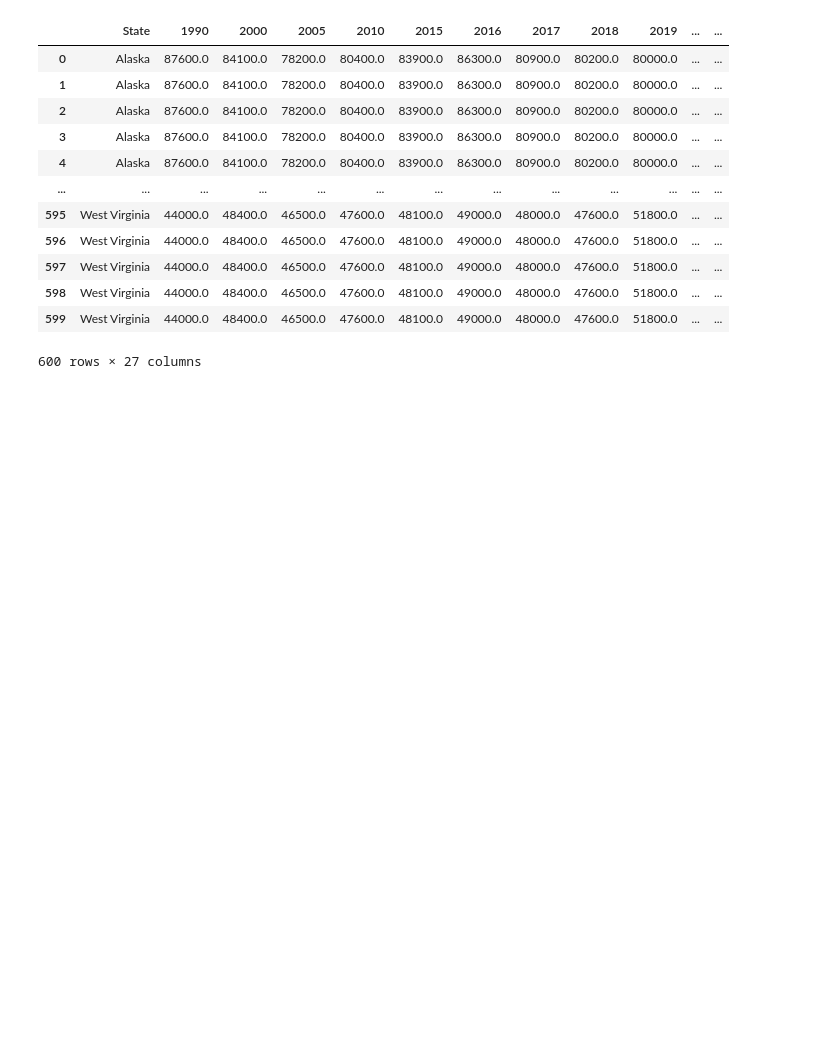
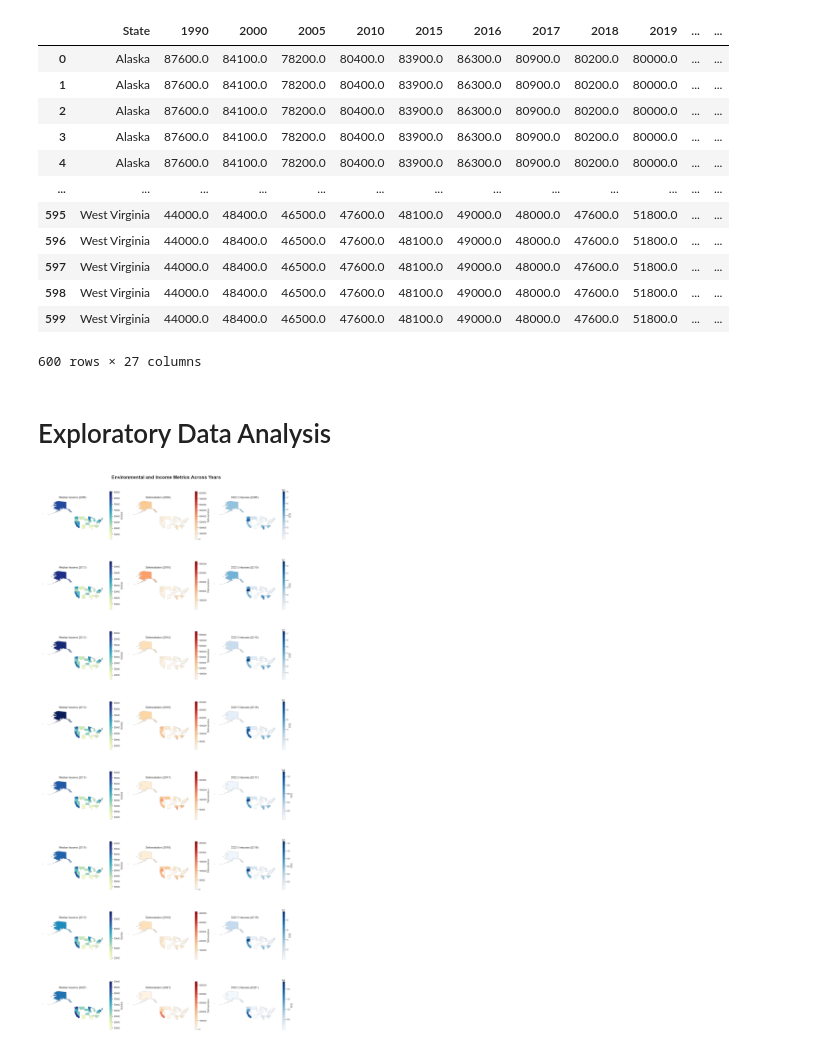
Before and after one commit to nish-nm/made, a Jupyter notebook: project/report.ipynb, the cells around one changed output. Saved outputs shown, nothing was run; the diff lists cells and outputs as text; code cells hidden in the pictures; blank space fills up the shorter version.

```diff
--- a/project/report.ipynb
+++ b/project/report.ipynb
@@ -7,6 +7,8 @@ import numpy as np
 import matplotlib.pyplot as plt
 import seaborn as sns
 from scipy.stats import pearsonr
+import statsmodels.api as sm
+sns.set(style="whitegrid", palette="deep", color_codes=True)
 # %%
 data = sqlite3.connect('../data/analysis.db')
 df = pd.read_sql_query("SELECT * FROM US_Analysis", data)
@@ -25,3 +27,56 @@ df
 | 598 | West Virginia | 44000.0 | 48400.0 | 46500.0 | 47600.0 | 48100.0 | 49000.0 | 48000.0 | 47600.0 | 51800.0 | ... | ... |
 | 599 | West Virginia | 44000.0 | 48400.0 | 46500.0 | 47600.0 | 48100.0 | 49000.0 | 48000.0 | 47600.0 | 51800.0 | ... | ... |
 600 rows × 27 columns
+# %% [markdown]
+# Exploratory Data Analysis
+# %%
+import math
+import geopandas as gpd
+import matplotlib.pyplot as plt
+
+# Load U.S. states boundaries from an online GeoJSON file
+us_states_url = "https://raw.githubusercontent.com/PublicaMundi/MappingAPI/master/data/geojson/us-states.json"
+us_states = gpd.read_file(us_states_url)
+
+def plot_all_environmental_maps(years, df, us_states):
+    num_metrics = 3  # Income, Deforestation, CO2
+    rows = len(years)
+    cols = num_metrics
+
+    fig, axes = plt.subplots(
+        rows, cols, figsize=(cols * 6, rows * 5), constrained_layout=True
+    )
+    fig.suptitle('Environmental and Income Metrics Across Years', fontsize=24, weight='bold')
+
+    for i, year in enumerate(years):
+        # Prepare the data for the current year
+        data_year = df[['State', year, f'tc_loss_ha_{year}', f'gfw_forest_carbon_gross_emissions_{year}__Mg_CO2e']]
+        data_year.columns = ['State', f'Income_{year}', f'Deforestation_{year}', f'CO2_{year}']
+
+        # Merge US states GeoDataFrame with the income and environmental data
+        geo_data = us_states.merge(data_year, how="left", left_on="name", right_on="State")
+
+        # Plot each metric
+        for j, (metric, cmap, title) in enumerate([
+            (f'Income_{year}', 'YlGnBu', f'Median Income ({year})'),
+            (f'Deforestation_{year}', 'OrRd', f'Deforestation ({year})'),
+            (f'CO2_{year}', 'Blues', f'CO2 Emissions ({year})')
+        ]):
+            ax = axes[i, j] if rows > 1 else axes[j]
+            geo_data.plot(
+                column=metric, cmap=cmap, linewidth=0.5, ax=ax,
+                edgecolor='0.8', legend=True,
+                legend_kwds={'shrink': 0.7, 'label': metric.split('_')[0]}
+            )
+            ax.set_title(title, fontsize=14)
+            ax.axis('off')
+
+    # Save the figure for EDA purposes
+    plt.savefig('environmental_metrics_eda.png', dpi=300)
+    plt.show()
+
+# Example usage: Generate maps for multiple years
+years = ['2005', '2010', '2015', '2016', '2017', '2018', '2019', '2021']
+plot_all_environmental_maps(years, df, us_states)
+# %% [output]
+[figure, added]
```
Also changed, not shown: parts of 14 cells of this notebook, 4 other files.
